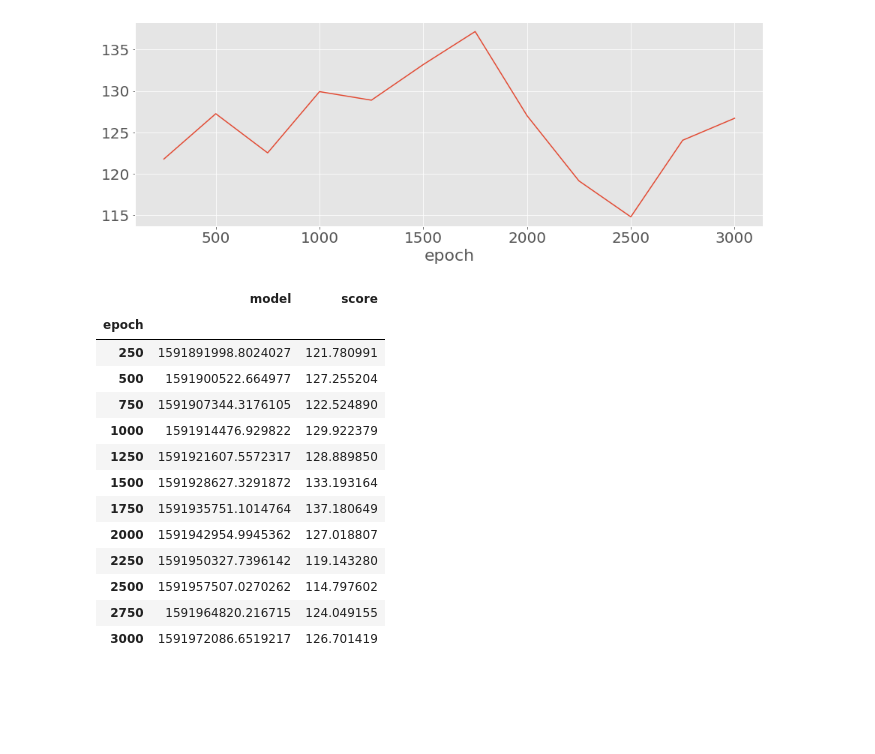
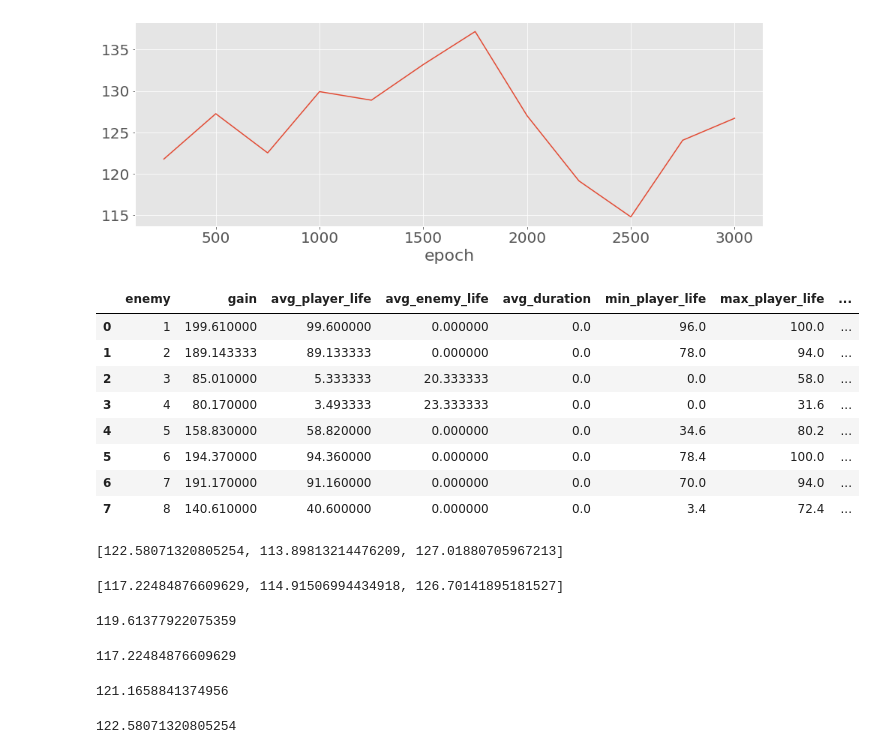
Before and after one commit to gabrielxzc/evoman-game-playing-competition-WCCI-2020, a Jupyter notebook: report_helper.ipynb, the cells around one changed output. Saved outputs shown, nothing was run; the diff lists cells and outputs as text; code cells hidden in the pictures; blank space fills up the shorter version.

```diff
--- a/report_helper.ipynb
+++ b/report_helper.ipynb
@@ -106,20 +117,15 @@ progress_list = [(r['model'], r['epochs'], 8 / np.sum(1 / r['result'].gain)) for
 progress = pd.DataFrame(progress_list, columns=['model', 'epoch', 'score'])
 progress['epoch'] = progress.epoch.cumsum()
 progress.set_index('epoch', inplace=True)
-# %%
-progress
-# %% [output]
-|  | model | score |
-| epoch |  |  |
-| 250 | 1591891998.8024027 | 121.780991 |
-| 500 | 1591900522.664977 | 127.255204 |
-| 750 | 1591907344.3176105 | 122.524890 |
-| 1000 | 1591914476.929822 | 129.922379 |
-| 1250 | 1591921607.5572317 | 128.889850 |
-| 1500 | 1591928627.3291872 | 133.193164 |
-| 1750 | 1591935751.1014764 | 137.180649 |
-| 2000 | 1591942954.9945362 | 127.018807 |
-| 2250 | 1591950327.7396142 | 119.143280 |
-| 2500 | 1591957507.0270262 | 114.797602 |
-| 2750 | 1591964820.216715 | 124.049155 |
-| 3000 | 1591972086.6519217 | 126.701419 |
+# %%
+[r['result'] for r in results if r['model']=='1591935751.1014764'][0]
+# %% [output]
+|  | enemy | gain | avg_player_life | avg_enemy_life | avg_duration | min_player_life | max_player_life | ... |
+| 0 | 1 | 199.610000 | 99.600000 | 0.000000 | 0.0 | 96.0 | 100.0 | ... |
+| 1 | 2 | 189.143333 | 89.133333 | 0.000000 | 0.0 | 78.0 | 94.0 | ... |
+| 2 | 3 | 85.010000 | 5.333333 | 20.333333 | 0.0 | 0.0 | 58.0 | ... |
+| 3 | 4 | 80.170000 | 3.493333 | 23.333333 | 0.0 | 0.0 | 31.6 | ... |
+| 4 | 5 | 158.830000 | 58.820000 | 0.000000 | 0.0 | 34.6 | 80.2 | ... |
+| 5 | 6 | 194.370000 | 94.360000 | 0.000000 | 0.0 | 78.4 | 100.0 | ... |
+| 6 | 7 | 191.170000 | 91.160000 | 0.000000 | 0.0 | 70.0 | 94.0 | ... |
+| 7 | 8 | 140.610000 | 40.600000 | 0.000000 | 0.0 | 3.4 | 72.4 | ... |
@@ -125,0 +142,19 @@ progress
+# %%
+r2
+# %% [output]
+[122.58071320805254, 113.89813214476209, 127.01880705967213]
+# %%
+r3
+# %% [output]
+[117.22484876609629, 114.91506994434918, 126.70141895181527]
+# %%
+np.mean(r3)
+np.median(r3)
+
+np.mean(r2)
+np.median(r2)
+# %% [output]
+119.61377922075359
+117.22484876609629
+121.1658841374956
+122.58071320805254
```
Also changed, not shown: parts of 3 cells of this notebook, 2 other files.
